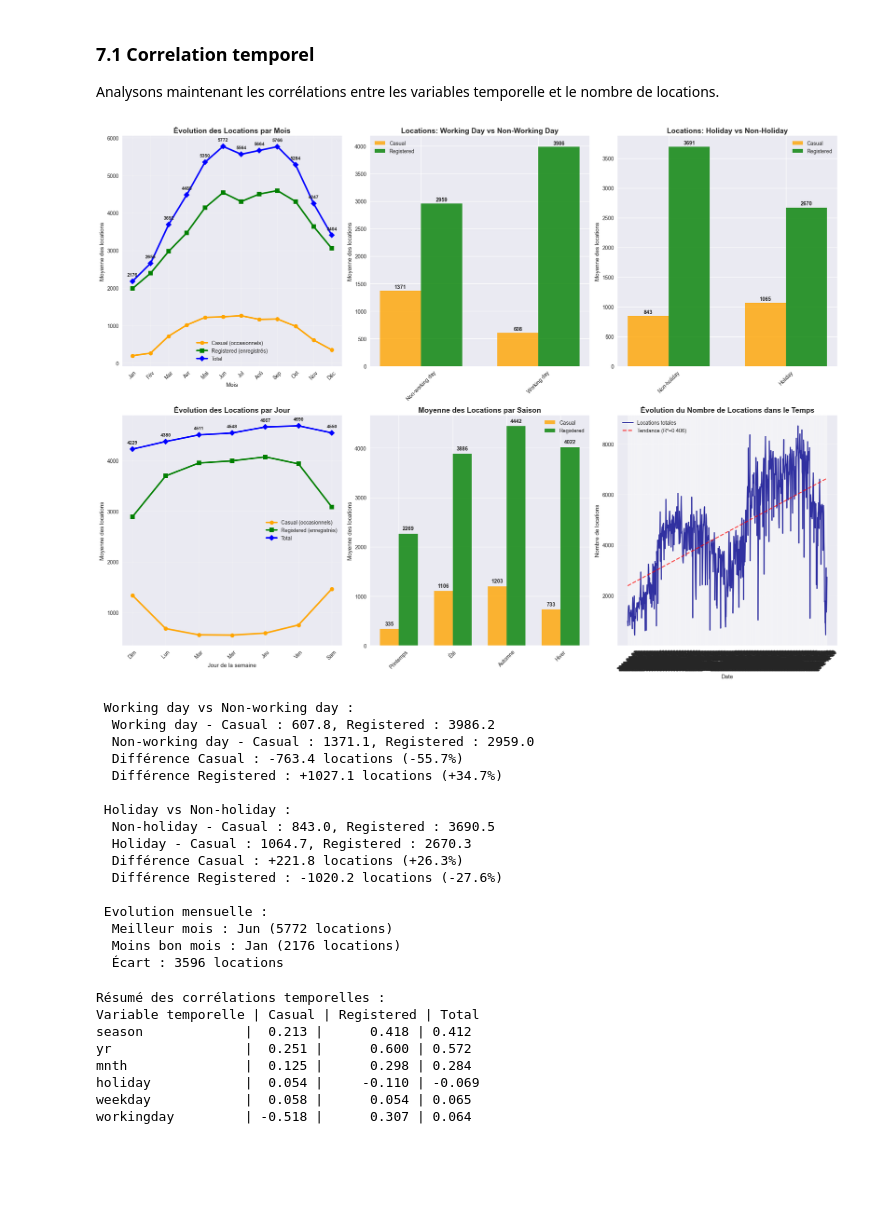
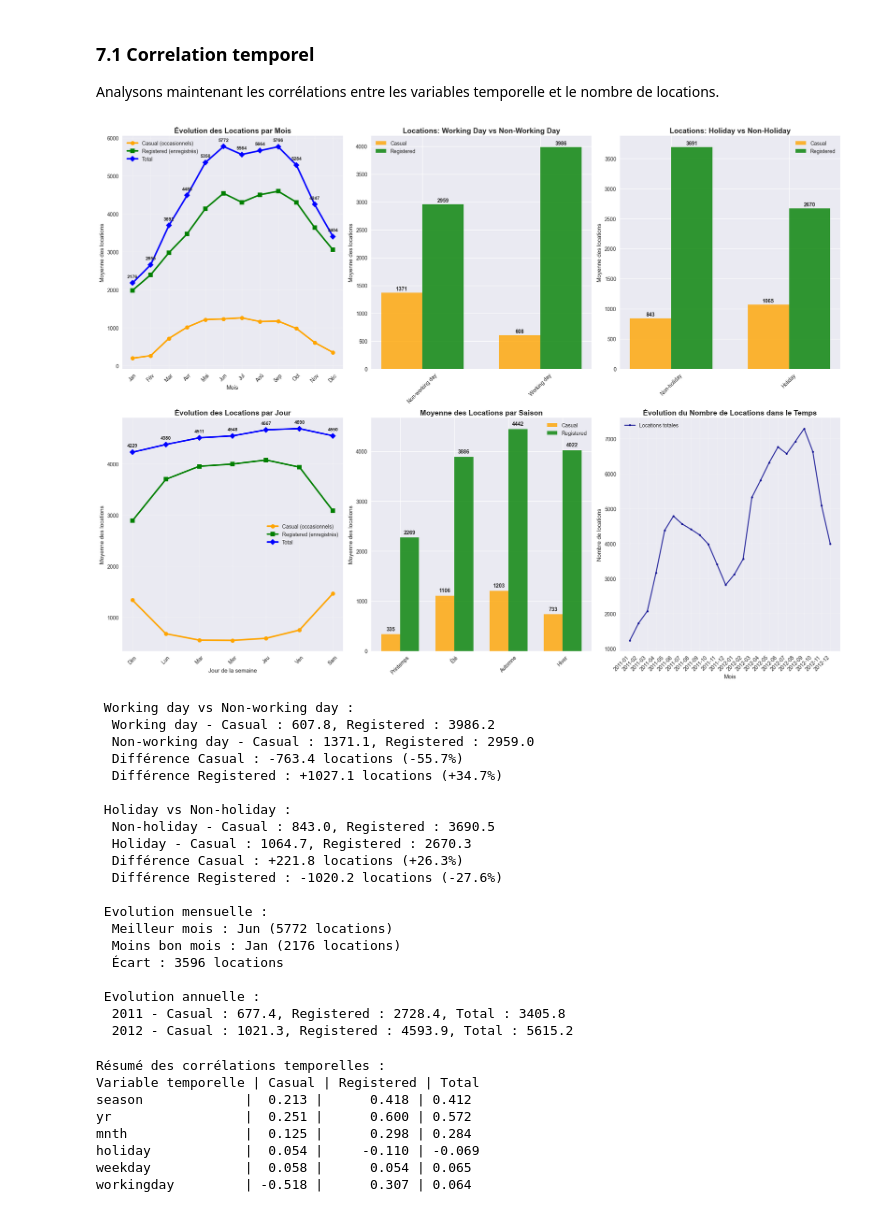
Before and after one commit to JulienLetzelter/Projet-DAML-location-velo, a Jupyter notebook: Exploration_donnees.ipynb, the cells around one changed output. Saved outputs shown, nothing was run; the diff lists cells and outputs as text; code cells hidden in the pictures; blank space fills up the shorter version.

```diff
--- a/Exploration_donnees.ipynb
+++ b/Exploration_donnees.ipynb
@@ -505,52 +505,66 @@ for bar, value in zip(bars2, season_stats['registered']):
 
 # 6. Évolution temporelle des locations totales (sans séparation casual/registered)
 plt.subplot(2, 3, 6)
-plt.plot(df_day['dteday'], df_day['cnt'], color='darkblue', linewidth=2, alpha=0.8, label='Locations totales')
+
+# Convertir dteday en datetime et créer une colonne mois-année
+df_day['dteday'] = pd.to_datetime(df_day['dteday'])
+df_day['month_year'] = df_day['dteday'].dt.to_period('M')
+
+# Grouper par mois et calculer la moyenne des locations
+monthly_data = df_day.groupby('month_year')['cnt'].mean().reset_index()
+monthly_data['month_year_str'] = monthly_data['month_year'].astype(str)
+
+# Tracer le graphique avec les mois en abscisse
+plt.plot(range(len(monthly_data)), monthly_data['cnt'], color='darkblue', linewidth=2, alpha=0.8, label='Locations totales', marker='o', markersize=4)
 plt.title('Évolution du Nombre de Locations dans le Temps', fontsize=14, fontweight='bold')
-plt.xlabel('Date')
+plt.xlabel('Mois')
 plt.ylabel('Nombre de locations')
-plt.xticks(rotation=45)
+plt.xticks(range(len(monthly_data)), monthly_data['month_year_str'], rotation=45, ha='right')
 plt.grid(True, alpha=0.3)
-plt.legend()
-
-# Ajout d'une ligne de tendance
-x_numeric = np.arange(len(df_day))
-slope, intercept, r_value, p_value, std_err = stats.linregress(x_numeric, df_day['cnt'])
-trend_line = slope * x_numeric + intercept
-plt.plot(df_day['dteday'], trend_line, color='red', linestyle='--', linewidth=2, alpha=0.7, label=f'Tendance (R²={r_value**2:.3f})')
 plt.legend()
 
 plt.tight_layout()
 plt.show()
 
 
 # Working day vs Non-working day
 print(f"\n Working day vs Non-working day :")
 print(f"  Working day - Casual : {workingday_stats.loc[1, 'casual']:.1f}, Registered : {workingday_stats.loc[1, 'registered']:.1f}")
 print(f"  Non-working day - Casual : {workingday_stats.loc[0, 'casual']:.1f}, Registered : {workingday_stats.loc[0, 'registered']:.1f}")
 casual_diff = workingday_stats.loc[1, 'casual'] - workingday_stats.loc[0, 'casual']
 registered_diff = workingday_stats.loc[1, 'registered'] - workingday_stats.loc[0, 'registered']
 print(f"  Différence Casual : {casual_diff:+.1f} locations ({casual_diff/workingday_stats.loc[0, 'casual']*100:+.1f}%)")
 print(f"  Différence Registered : {registered_diff:+.1f} locations ({registered_diff/workingday_stats.loc[0, 'registered']*100:+.1f}%)")
 
 # Holiday vs Non-holiday
 print(f"\n Holiday vs Non-holiday :")
 print(f"  Non-holiday - Casual : {holiday_stats.loc[0, 'casual']:.1f}, Registered : {holiday_stats.loc[0, 'registered']:.1f}")
 print(f"  Holiday - Casual : {holiday_stats.loc[1, 'casual']:.1f}, Registered : {holiday_stats.loc[1, 'registered']:.1f}")
 casual_diff_holiday = holiday_stats.loc[1, 'casual'] - holiday_stats.loc[0, 'casual']
 registered_diff_holiday = holiday_stats.loc[1, 'registered'] - holiday_stats.loc[0, 'registered']
 print(f"  Différence Casual : {casual_diff_holiday:+.1f} locations ({casual_diff_holiday/holiday_stats.loc[0, 'casual']*100:+.1f}%)")
 print(f"  Différence Registered : {registered_diff_holiday:+.1f} locations ({registered_diff_holiday/holiday_stats.loc[0, 'registered']*100:+.1f}%)")
 
 # Évolution mensuelle
 print(f"\n Evolution mensuelle :")
 best_month = monthly_stats['cnt'].idxmax()
 worst_month = monthly_stats['cnt'].idxmin()
 print(f"  Meilleur mois : {month_names[best_month-1]} ({monthly_stats['cnt'][best_month]:.0f} locations)")
 print(f"  Moins bon mois : {month_names[worst_month-1]} ({monthly_stats['cnt'][worst_month]:.0f} locations)")
 print(f"  Écart : {monthly_stats['cnt'][best_month] - monthly_stats['cnt'][worst_month]:.0f} locations")
+
+# Évolution annuelle : 2011 vs 2012
+print(f"\n Evolution annuelle :")
+year_stats = df_day.groupby('yr').agg({
+    'casual': 'mean',
+    'registered': 'mean',
+    'cnt': 'mean'
+}).round(1)
+
+print(f"  2011 - Casual : {year_stats.loc[0, 'casual']:.1f}, Registered : {year_stats.loc[0, 'registered']:.1f}, Total : {year_stats.loc[0, 'cnt']:.1f}")
+print(f"  2012 - Casual : {year_stats.loc[1, 'casual']:.1f}, Registered : {year_stats.loc[1, 'registered']:.1f}, Total : {year_stats.loc[1, 'cnt']:.1f}")
 # %% [output]
-[figure, old version]
+[figure, new version]
  Working day vs Non-working day :
   Working day - Casual : 607.8, Registered : 3986.2
   Non-working day - Casual : 1371.1, Registered : 2959.0
@@ -567,6 +581,10 @@ print(f"  Écart : {monthly_stats['cnt'][best_month] - monthly_stats['cnt'][wors
   Meilleur mois : Jun (5772 locations)
   Moins bon mois : Jan (2176 locations)
   Écart : 3596 locations
+
+ Evolution annuelle :
+  2011 - Casual : 677.4, Registered : 2728.4, Total : 3405.8
+  2012 - Casual : 1021.3, Registered : 4593.9, Total : 5615.2
 # %%
 # Résumé des corrélations temporelles
 print("Résumé des corrélations temporelles :")
```
Also changed, not shown: parts of 1 cell of this notebook, 2 other files.
